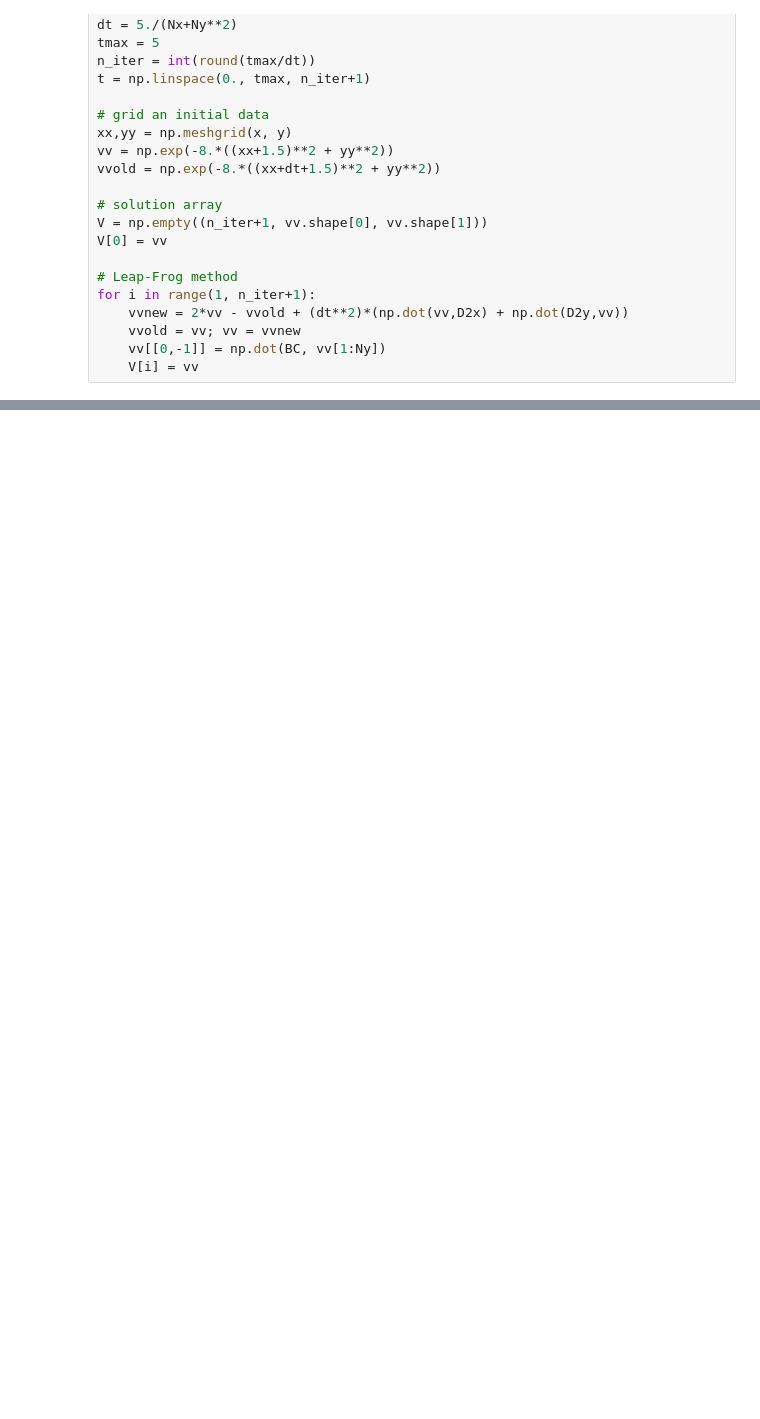
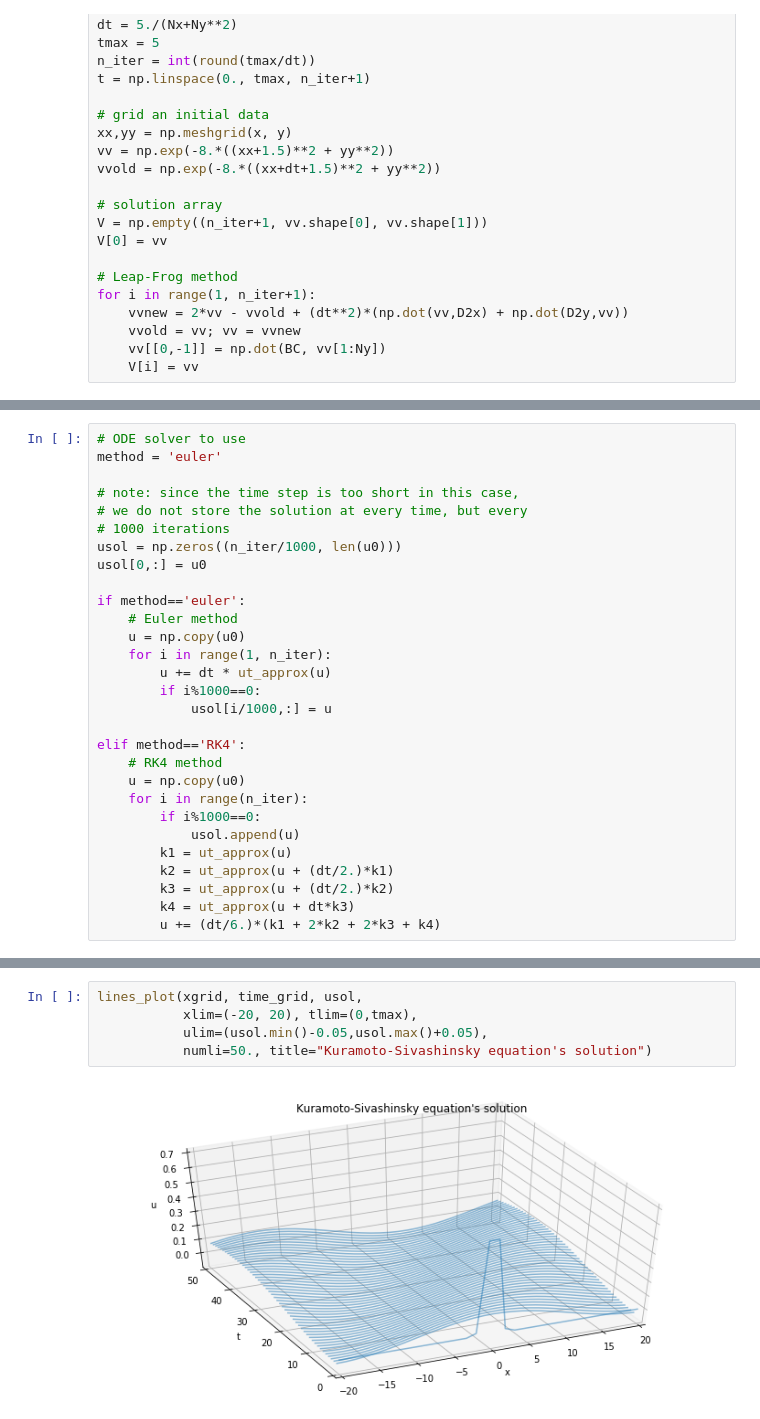
Before and after one commit to mavillan/ACNM, a Jupyter notebook: hw3/hw3.ipynb, the cells around one changed output, grey strips where cells are left out. Saved outputs shown, nothing was run; the diff lists cells and outputs as text; blank space fills up the shorter version.

```diff
--- a/hw3/hw3.ipynb
+++ b/hw3/hw3.ipynb
@@ -388,0 +403,29 @@ elif method=='rk4':
+# %%
+# ODE solver to use
+method = 'euler'
+
+# note: since the time step is too short in this case,
+# we do not store the solution at every time, but every
+# 1000 iterations
+usol = np.zeros((n_iter/1000, len(u0)))
+usol[0,:] = u0
+
+if method=='euler':
+    # Euler method
+    u = np.copy(u0)
+    for i in range(1, n_iter):
+        u += dt * ut_approx(u)
+        if i%1000==0:
+            usol[i/1000,:] = u
+
+elif method=='RK4':
+    # RK4 method
+    u = np.copy(u0)
+    for i in range(n_iter):
+        if i%1000==0:
+            usol.append(u)
+        k1 = ut_approx(u)
+        k2 = ut_approx(u + (dt/2.)*k1)
+        k3 = ut_approx(u + (dt/2.)*k2)
+        k4 = ut_approx(u + dt*k3)
+        u += (dt/6.)*(k1 + 2*k2 + 2*k3 + k4)
@@ -410,0 +443,7 @@ plt.show()
+# %%
+lines_plot(xgrid, time_grid, usol,
+           xlim=(-20, 20), tlim=(0,tmax),
+           ulim=(usol.min()-0.05,usol.max()+0.05),
+           numli=50., title="Kuramoto-Sivashinsky equation's solution")
+# %% [output]
+[figure, added]
```
Also changed, not shown: parts of 22 cells of this notebook, 1 other file.
